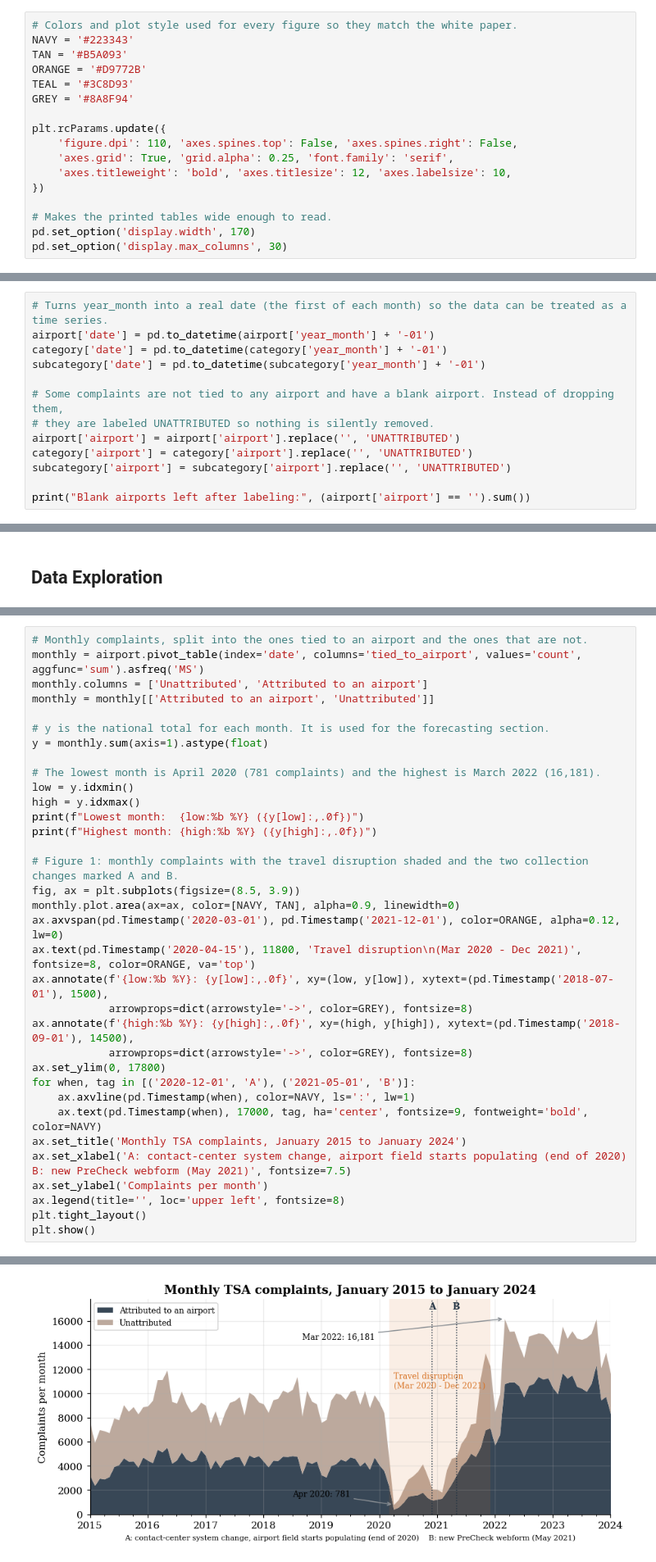
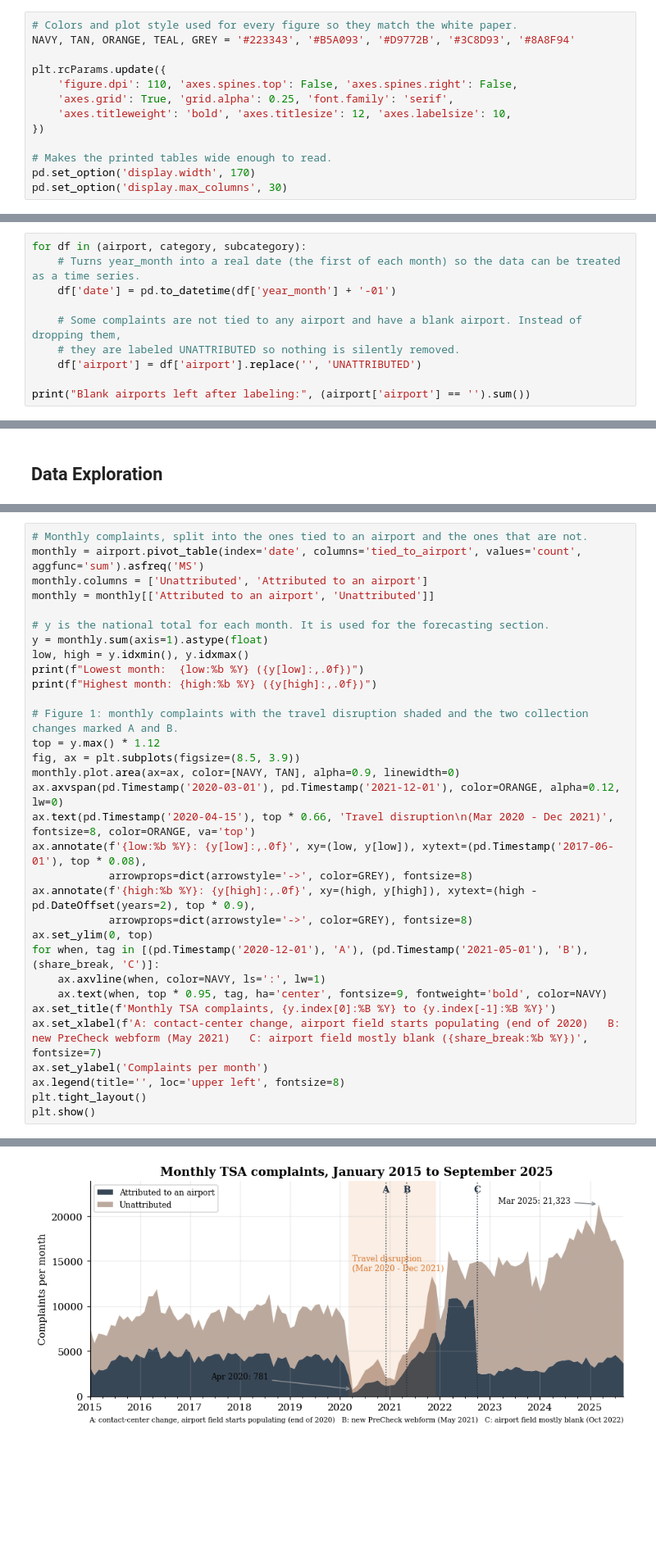
Before and after one commit to kspalding88/tsa-complaint-forecasting, a Jupyter notebook: tsa_complaint_forecasting.ipynb, the cells around one changed output, grey strips where cells are left out. Shown at 82% size. Drawn from its saved outputs; the diff is of its cells as text; blank space fills up the shorter version.

Commit message:
Update to final analysis: 129 months of data, anomaly detection, and PreCheck sensitivity check

```diff
--- a/tsa_complaint_forecasting.ipynb
+++ b/tsa_complaint_forecasting.ipynb
@@ -23,11 +25,7 @@ warnings.filterwarnings('ignore')
 ## Figure Theme
 # %%
 # Colors and plot style used for every figure so they match the white paper.
-NAVY = '#223343'
-TAN = '#B5A093'
-ORANGE = '#D9772B'
-TEAL = '#3C8D93'
-GREY = '#8A8F94'
+NAVY, TAN, ORANGE, TEAL, GREY = '#223343', '#B5A093', '#D9772B', '#3C8D93', '#8A8F94'
 
 plt.rcParams.update({
     'figure.dpi': 110, 'axes.spines.top': False, 'axes.spines.right': False,
@@ -81,14 +69,11 @@ subcategory file:   504,512 rows x 11 columns
 # %%
-# Turns year_month into a real date (the first of each month) so the data can be treated as a time series.
-airport['date'] = pd.to_datetime(airport['year_month'] + '-01')
-category['date'] = pd.to_datetime(category['year_month'] + '-01')
-subcategory['date'] = pd.to_datetime(subcategory['year_month'] + '-01')
+for df in (airport, category, subcategory):
+    # Turns year_month into a real date (the first of each month) so the data can be treated as a time series.
+    df['date'] = pd.to_datetime(df['year_month'] + '-01')
 
-# Some complaints are not tied to any airport and have a blank airport. Instead of dropping them,
-# they are labeled UNATTRIBUTED so nothing is silently removed.
-airport['airport'] = airport['airport'].replace('', 'UNATTRIBUTED')
-category['airport'] = category['airport'].replace('', 'UNATTRIBUTED')
-subcategory['airport'] = subcategory['airport'].replace('', 'UNATTRIBUTED')
+    # Some complaints are not tied to any airport and have a blank airport. Instead of dropping them,
+    # they are labeled UNATTRIBUTED so nothing is silently removed.
+    df['airport'] = df['airport'].replace('', 'UNATTRIBUTED')
 
 print("Blank airports left after labeling:", (airport['airport'] == '').sum())
 # %% [output]
@@ -204,28 +171,26 @@ monthly = monthly[['Attributed to an airport', 'Unattributed']]
 
 # y is the national total for each month. It is used for the forecasting section.
 y = monthly.sum(axis=1).astype(float)
-
-# The lowest month is April 2020 (781 complaints) and the highest is March 2022 (16,181).
-low = y.idxmin()
-high = y.idxmax()
+low, high = y.idxmin(), y.idxmax()
 print(f"Lowest month:  {low:%b %Y} ({y[low]:,.0f})")
 print(f"Highest month: {high:%b %Y} ({y[high]:,.0f})")
 
 # Figure 1: monthly complaints with the travel disruption shaded and the two collection changes marked A and B.
+top = y.max() * 1.12
 fig, ax = plt.subplots(figsize=(8.5, 3.9))
 monthly.plot.area(ax=ax, color=[NAVY, TAN], alpha=0.9, linewidth=0)
 ax.axvspan(pd.Timestamp('2020-03-01'), pd.Timestamp('2021-12-01'), color=ORANGE, alpha=0.12, lw=0)
-ax.text(pd.Timestamp('2020-04-15'), 11800, 'Travel disruption\n(Mar 2020 - Dec 2021)', fontsize=8, color=ORANGE, va='top')
-ax.annotate(f'{low:%b %Y}: {y[low]:,.0f}', xy=(low, y[low]), xytext=(pd.Timestamp('2018-07-01'), 1500),
+ax.text(pd.Timestamp('2020-04-15'), top * 0.66, 'Travel disruption\n(Mar 2020 - Dec 2021)', fontsize=8, color=ORANGE, va='top')
+ax.annotate(f'{low:%b %Y}: {y[low]:,.0f}', xy=(low, y[low]), xytext=(pd.Timestamp('2017-06-01'), top * 0.08),
             arrowprops=dict(arrowstyle='->', color=GREY), fontsize=8)
-ax.annotate(f'{high:%b %Y}: {y[high]:,.0f}', xy=(high, y[high]), xytext=(pd.Timestamp('2018-09-01'), 14500),
+ax.annotate(f'{high:%b %Y}: {y[high]:,.0f}', xy=(high, y[high]), xytext=(high - pd.DateOffset(years=2), top * 0.9),
             arrowprops=dict(arrowstyle='->', color=GREY), fontsize=8)
-ax.set_ylim(0, 17800)
-for when, tag in [('2020-12-01', 'A'), ('2021-05-01', 'B')]:
-    ax.axvline(pd.Timestamp(when), color=NAVY, ls=':', lw=1)
-    ax.text(pd.Timestamp(when), 17000, tag, ha='center', fontsize=9, fontweight='bold', color=NAVY)
-ax.set_title('Monthly TSA complaints, January 2015 to January 2024')
-ax.set_xlabel('A: contact-center system change, airport field starts populating (end of 2020)    B: new PreCheck webform (May 2021)', fontsize=7.5)
+ax.set_ylim(0, top)
+for when, tag in [(pd.Timestamp('2020-12-01'), 'A'), (pd.Timestamp('2021-05-01'), 'B'), (share_break, 'C')]:
+    ax.axvline(when, color=NAVY, ls=':', lw=1)
+    ax.text(when, top * 0.95, tag, ha='center', fontsize=9, fontweight='bold', color=NAVY)
+ax.set_title(f'Monthly TSA complaints, {y.index[0]:%B %Y} to {y.index[-1]:%B %Y}')
+ax.set_xlabel(f'A: contact-center change, airport field starts populating (end of 2020)   B: new PreCheck webform (May 2021)   C: airport field mostly blank ({share_break:%b %Y})', fontsize=7)
 ax.set_ylabel('Complaints per month')
 ax.legend(title='', loc='upper left', fontsize=8)
 plt.tight_layout()
@@ -236,2 +201,2 @@ Highest month: Mar 2022 (16,181)
-[figure, old version]
+[figure, new version]
 # %% [markdown]
```
Also changed, not shown: parts of 37 cells of this notebook, 4 other files.
